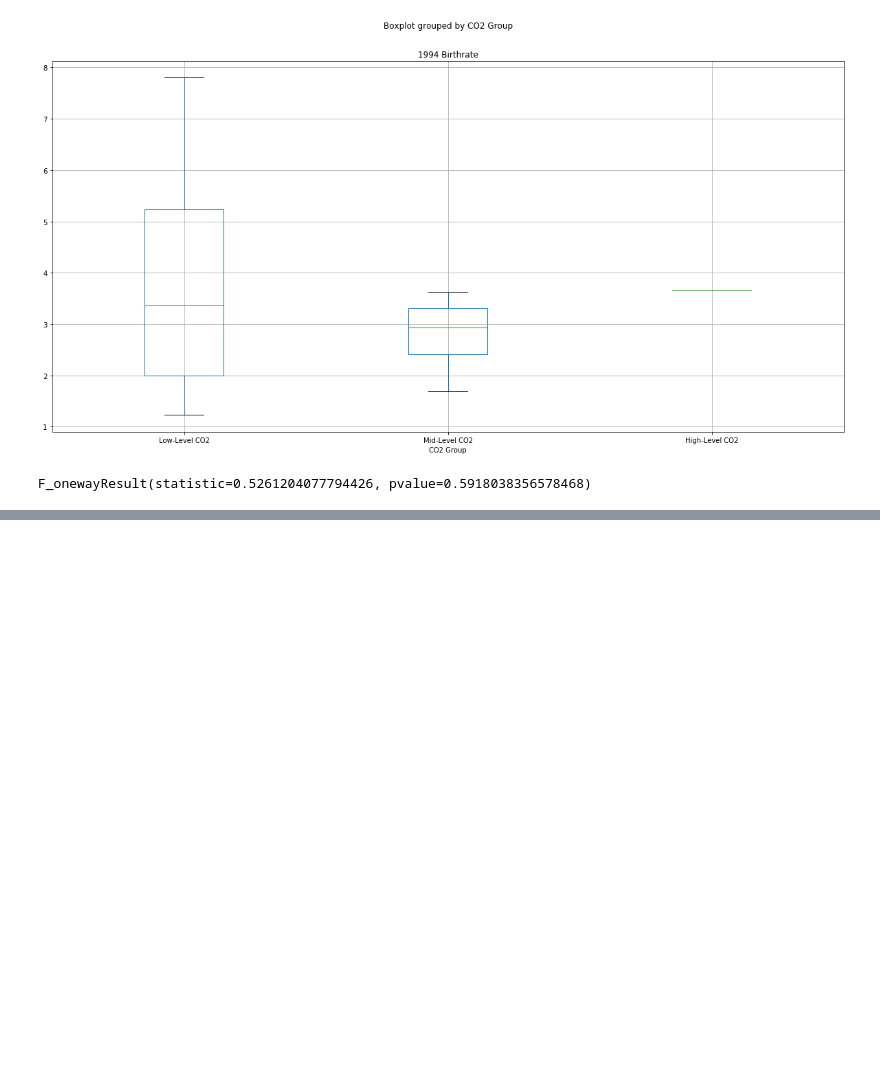
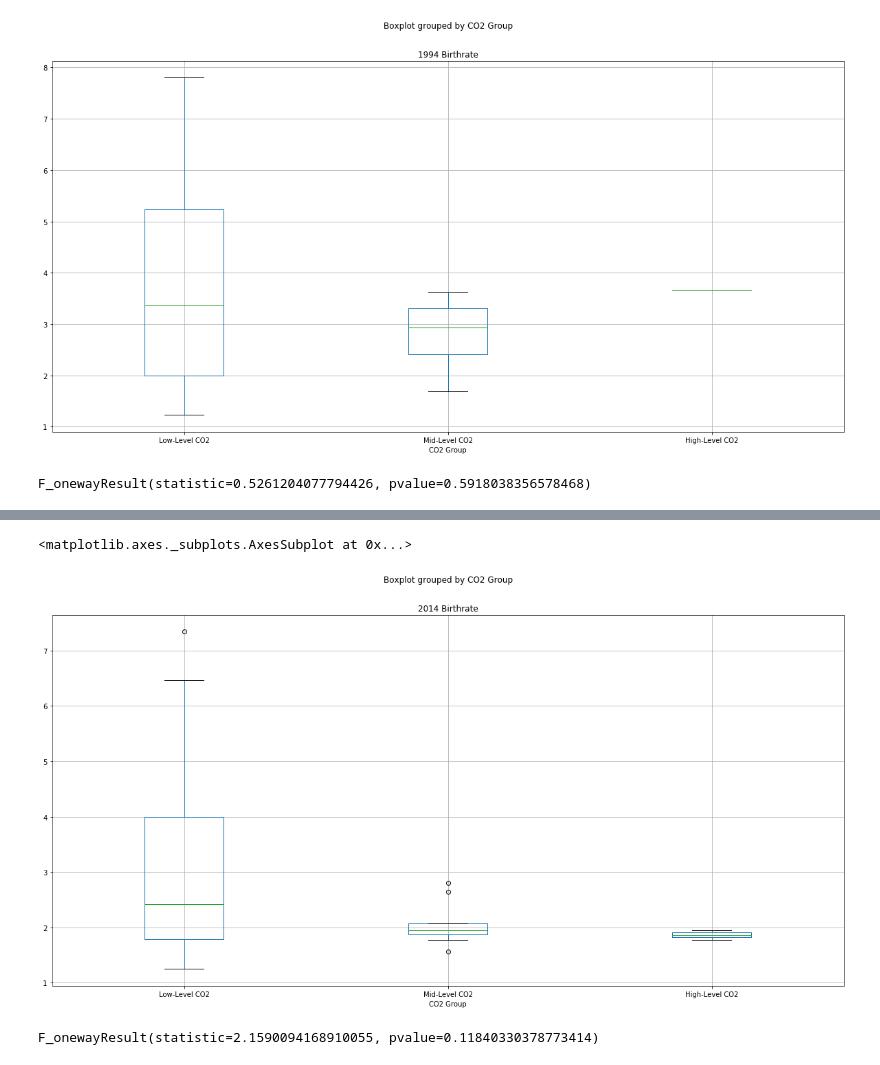
Before and after one commit to VallieTracy/project-one, a Jupyter notebook: Team_Awesome_Project_1.ipynb, the cells around one changed output, grey strips where cells are left out. Saved outputs shown, nothing was run; the diff lists cells and outputs as text; code cells hidden in the pictures; blank space fills up the shorter version.

```diff
--- a/Team_Awesome_Project_1.ipynb
+++ b/Team_Awesome_Project_1.ipynb
@@ -732,0 +809,9 @@ df_2014.describe()
+# %%
+#try binning on the 2014 df
+#group by co2 emissions <=15.13, (15.13, 30.26], > 30.26
+
+#create bins to place the carbon emissions
+bins = [0, 15.13, 30.26, 45.5]
+
+#create labels for the bins
+group_labels = ["Low-Level CO2", "Mid-Level CO2", "High-Level CO2"]
@@ -732,0 +829,4 @@ df_2014.describe()
+# %%
+#place the data series into a new column inside of the DataFrame
+df_2014["CO2 Group"] = pd.cut(df_2014["2014 CO2 Emissions"], bins, labels=group_labels)
+df_2014
@@ -732,0 +847,8 @@ df_2014.describe()
+# %%
+#try running ANOVA on the above dataframe
+
+#create a boxplot to compare means
+df_2014.boxplot("2014 Birthrate", by="CO2 Group", figsize=(20, 10))
+# %% [output]
+<matplotlib.axes._subplots.AxesSubplot at 0x...>
+[figure, added]
@@ -733,2 +860,7 @@ df_2014.describe()
+# %%
+#perform the anova
+stats.f_oneway(group1, group2, group3)
+# %% [output]
+F_onewayResult(statistic=2.1590094168910055, pvalue=0.11840330378773414)
 # %%
 # Vallie's code stops here
```
Also changed, not shown: parts of 11 cells of this notebook.
